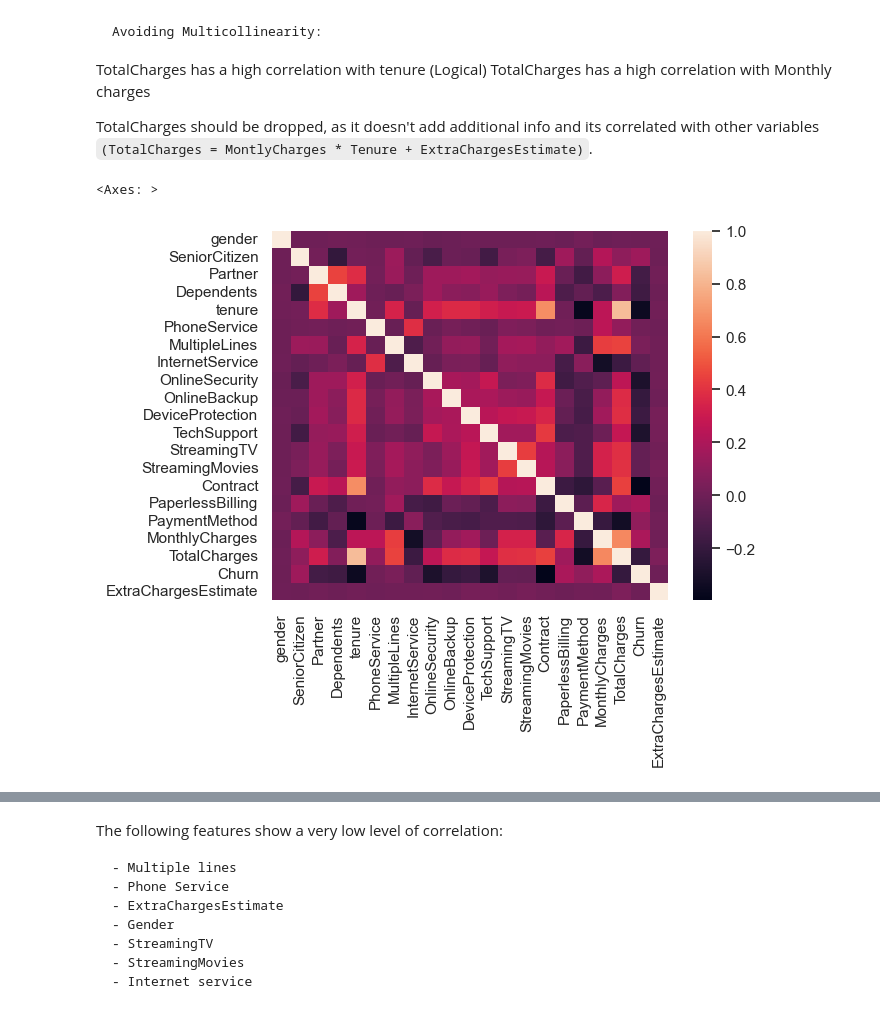
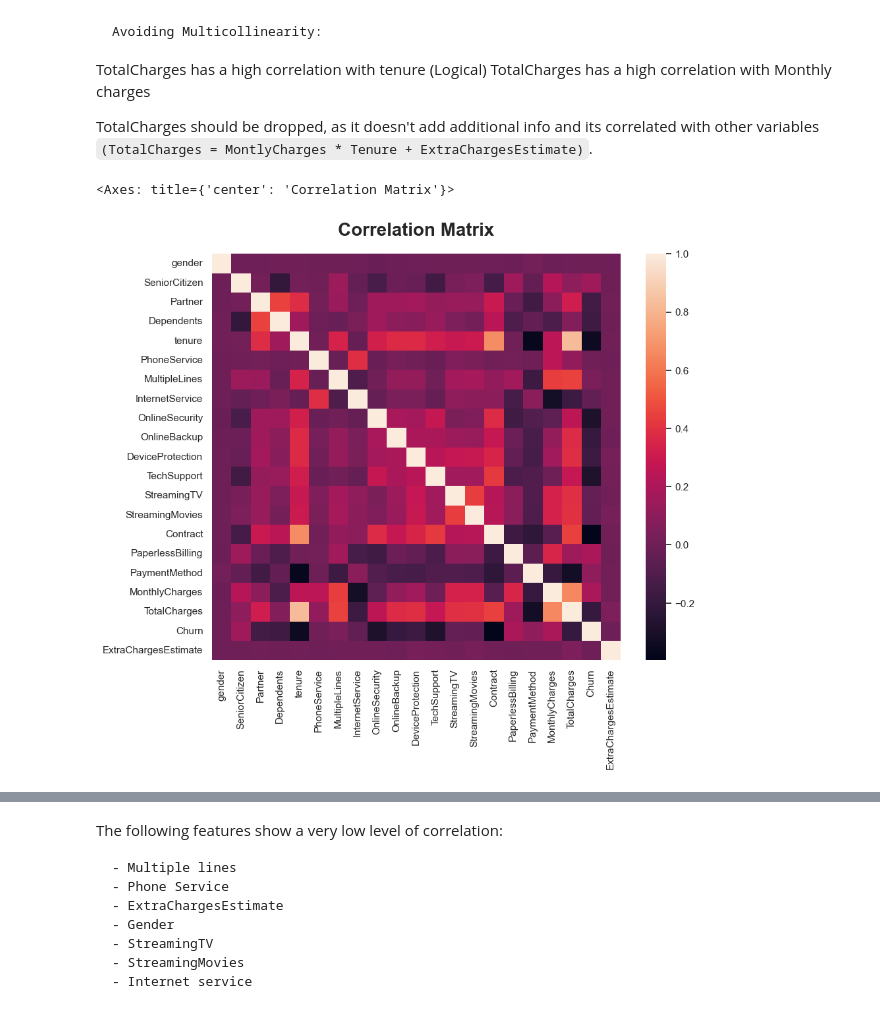
Before and after one commit to nb3110/telco_churn_project, a Jupyter notebook: notebook.ipynb, the cells around one changed output, grey strips where cells are left out. Drawn from its saved outputs; the diff is of its cells as text; code cells hidden in the pictures.

```diff
--- a/notebook.ipynb
+++ b/notebook.ipynb
@@ -238,7 +240,7 @@ EDA.numeric_plots("ExtraChargesEstimate",df)
 # %%
 scaler = MinMaxScaler()
 # %%
-feat_scale = ["tenure","MonthlyCharges","ExtraChargesEstimate"]
+feat_scale = ["tenure","MonthlyCharges","ExtraChargesEstimate","TotalCharges"]
 
 for i in list(feat_scale):
     df[i] = scaler.fit_transform(df[i].values.reshape(-1, 1))
@@ -323,10 +345,12 @@ TotalCharges has a high correlation with Monthly charges
 
 TotalCharges should be dropped, as it doesn't add additional info and its correlated with other variables `(TotalCharges = MontlyCharges * Tenure + ExtraChargesEstimate)`.
 # %%
+plt.figure(figsize=(10, 8))
+plt.title("Correlation Matrix", fontsize=20, fontweight='bold', pad=20)
 sns.heatmap(df_num.corr(), annot=False, vmax=1)
 # %% [output]
-<Axes: >
+<Axes: title={'center': 'Correlation Matrix'}>
-[figure, old version]
+[figure, new version]
 # %%
 corr_var = df_num.corrwith(df_num['Churn']).sort_values(ascending = False).to_frame()
 corr_var.columns = ['Correlations']
```
Also changed, not shown: parts of 28 cells of this notebook, 5 other files.
